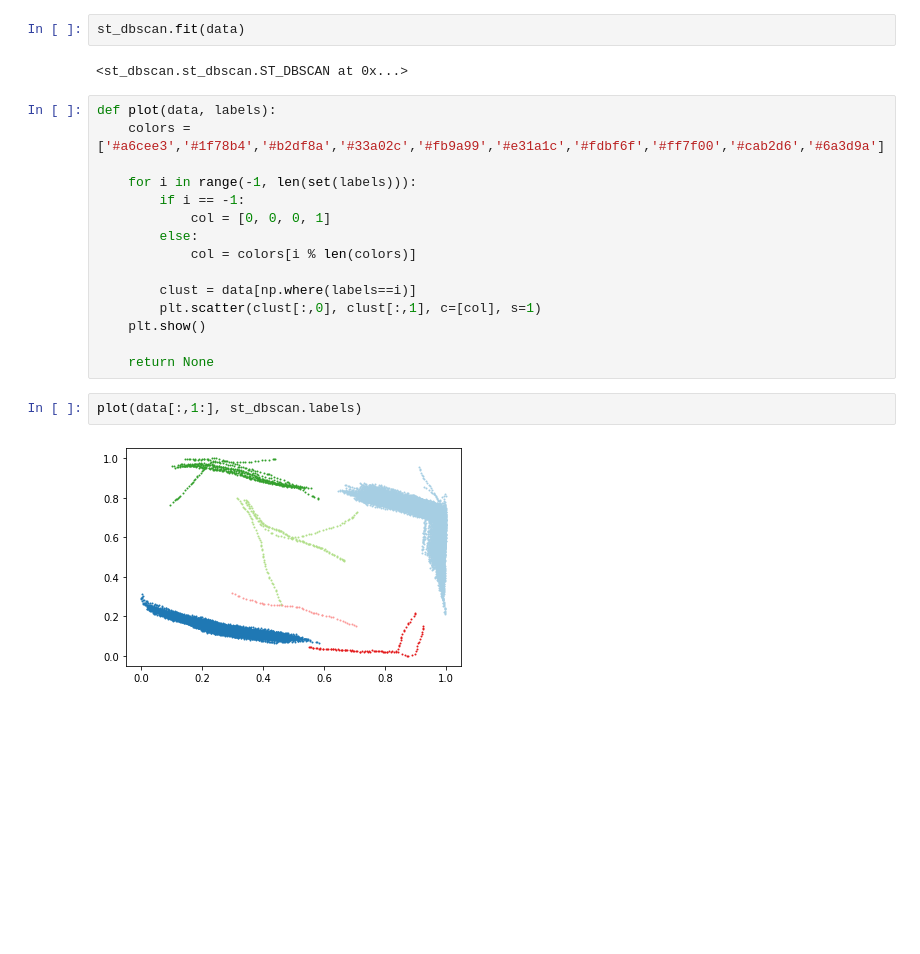
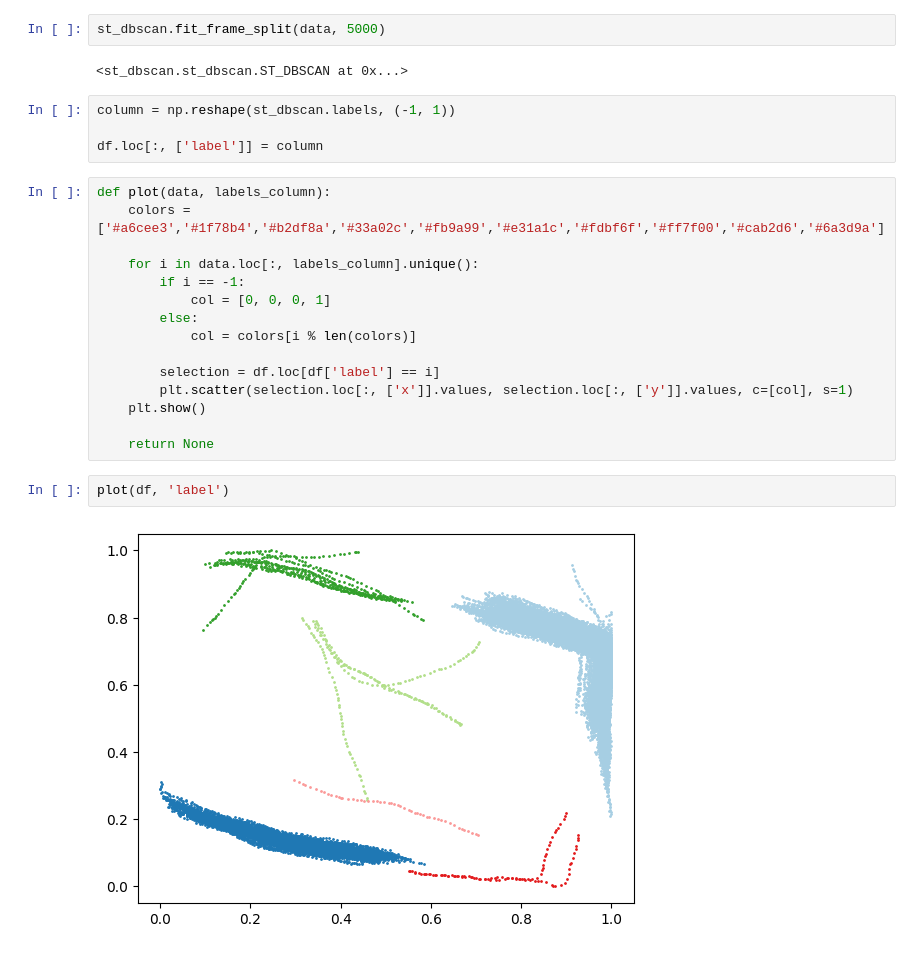
Before and after one commit to eren-ck/st_dbscan, a Jupyter notebook: demo/demo.ipynb, the cells around one changed output. Saved outputs shown, nothing was run; the diff lists cells and outputs as text; blank space fills up the shorter version.

```diff
--- a/demo/demo.ipynb
+++ b/demo/demo.ipynb
@@ -27,25 +27,29 @@
 st_dbscan = ST_DBSCAN(eps1 = 0.05, eps2 = 10, min_samples = 5)
 # for list of all parameter description see - src code comments
 # %%
-st_dbscan.fit(data)
+st_dbscan.fit_frame_split(data, 5000)
 # %% [output]
 <st_dbscan.st_dbscan.ST_DBSCAN at 0x...>
+# %%
+column = np.reshape(st_dbscan.labels, (-1, 1))
+
+df.loc[:, ['label']] = column
 # %%
-def plot(data, labels):
+def plot(data, labels_column):
     colors = ['#a6cee3','#1f78b4','#b2df8a','#33a02c','#fb9a99','#e31a1c','#fdbf6f','#ff7f00','#cab2d6','#6a3d9a']
 
-    for i in range(-1, len(set(labels))):
+    for i in data.loc[:, labels_column].unique():
         if i == -1:
             col = [0, 0, 0, 1]
         else:
             col = colors[i % len(colors)]
 
-        clust = data[np.where(labels==i)]
-        plt.scatter(clust[:,0], clust[:,1], c=[col], s=1)
+        selection = df.loc[df['label'] == i]
+        plt.scatter(selection.loc[:, ['x']].values, selection.loc[:, ['y']].values, c=[col], s=1)
     plt.show()
 
     return None
-# %%
-plot(data[:,1:], st_dbscan.labels)
-# %% [output]
-[figure, removed]
+# %%
+plot(df, 'label')
+# %% [output]
+[figure, added]
```
